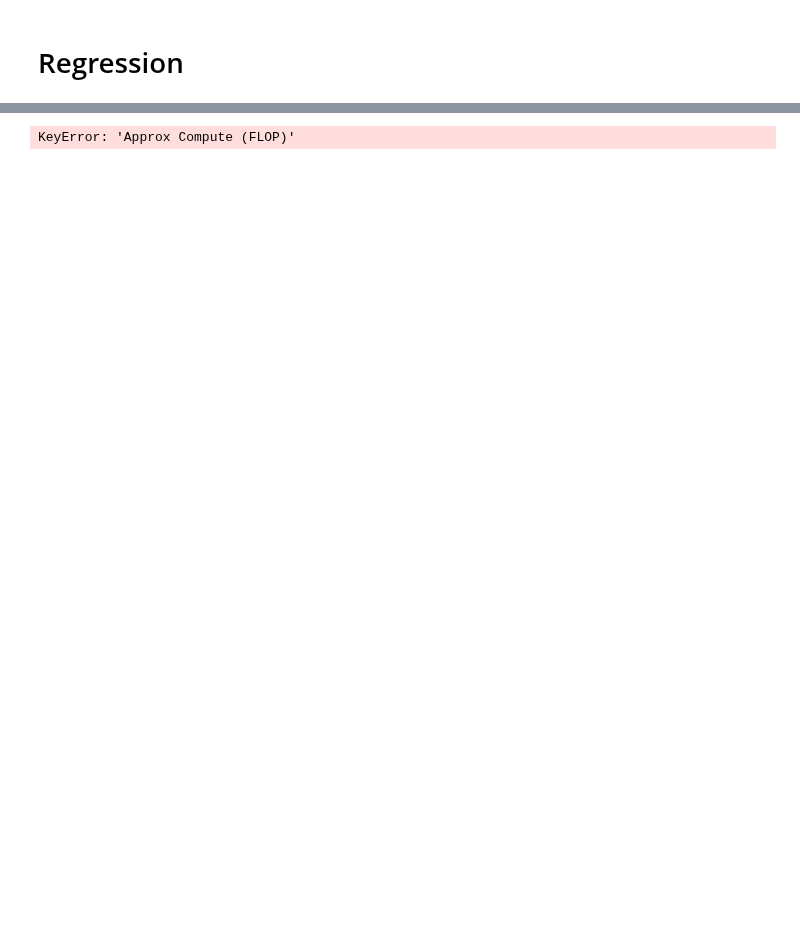
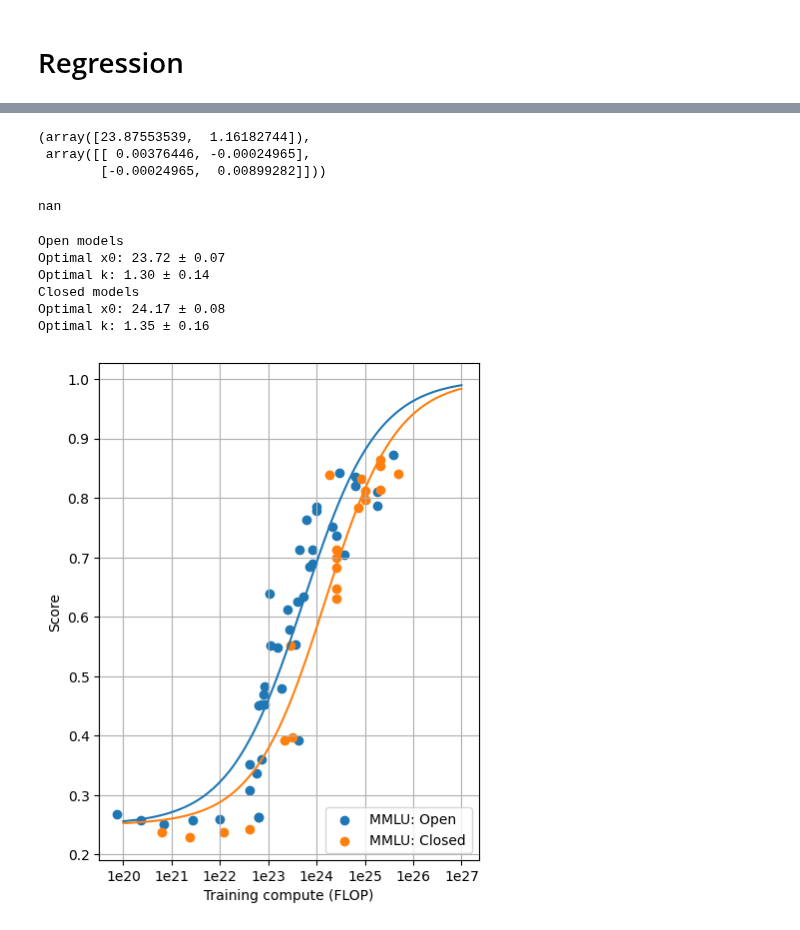
Before and after one commit to epoch-research/open-model-trends, a Jupyter notebook: benchmark_analysis.ipynb, the cells around one changed output, grey strips where cells are left out. Saved outputs shown, nothing was run; the diff lists cells and outputs as text; code cells hidden in the pictures; blank space fills up the shorter version.

```diff
--- a/benchmark_analysis.ipynb
+++ b/benchmark_analysis.ipynb
@@ -326,6 +548,7 @@ fig = make_subplots(rows=2, cols=2, subplot_titles=benchmarks_to_plot, vertical_
 # Define x limits for each subplot
 x_limits = {
   'MMLU': [1e20, 1e26],
+  'GSM1k': [1e20, 1e26],
   'GPQA': [1e23, 1e26],
   'SEAL Math': [1e23, 1e26],
   'SEAL Coding': [1e23, 1e26],
@@ -339,18 +562,30 @@ for i, bench in enumerate(benchmarks_to_plot):
   elif new_models_only:
     plot_df = plot_df[plot_df['Before November 2023'] == 'After']
   if non_suspects_only:
-    plot_df = plot_df[plot_df['Trust in benchmark results'] >= 0]
+    if bench == 'GPQA':
+      # GPQA was released November 20, 2023
+      old_df = plot_df[plot_df['Before November 2023'] == 'Before']
+      new_df = plot_df[plot_df['Before November 2023'] == 'After']
+      new_df = new_df[new_df['Trust in benchmark results'] >= 0]
+      plot_df = pd.concat([old_df, new_df])
+    elif bench == 'MMLU':
+      plot_df = plot_df[plot_df['Trust in benchmark results'] >= 0]
   elif trusted_only:
     plot_df = plot_df[plot_df['Trust in benchmark results'] > 0]
 
   for category in ['Open', 'Closed']:
     category_df = plot_df[plot_df['Open/Closed'] == category]
 
-    if separate_new_models:
+    if plot_log_error and bench_is_accuracy[bench]:
+      y = -np.log(1 - category_df[bench])
+    else:
+      y = category_df[bench]
+
+    if show_model_age:
       fig.append_trace(
         go.Scatter(
           x=category_df['Training compute (FLOP)'],
-          y=-np.log(1 - category_df[bench]),
+          y=y,
           mode='markers',
           marker=dict(color=category_df['Date'].astype(int),),
           text=category_df['System'],
@@ -365,7 +600,7 @@ for i, bench in enumerate(benchmarks_to_plot):
       fig.append_trace(
         go.Scatter(
           x=category_df['Training compute (FLOP)'],
-          y=category_df[bench],
+          y=y,
           mode='markers',
           marker=dict(color=color_map[category]),
           text=category_df['System'],
@@ -420,7 +655,7 @@ fig.update_layout(
 
 # Save the plot
 if save:
-  save_plot(fig, '', 'benchmark_compute')
+  save_plot(fig, results_dir, 'benchmark_compute')
 
 # Show the plot
 fig.show()
@@ -455,16 +696,8 @@ from scipy.optimize import curve_fit
 from collections import defaultdict
 import itertools
 %matplotlib inline
-# %%
-# Create a Series with the correct index (column names)
-new_row = pd.Series({'Approx Compute (FLOP)': 1e20, 'MMLU': 0.25, 'BBH': 0.25, 'System': 'Random chance', 'Before November 2023': 'Before Nov 2023'},
-                     index=df.columns)  # Align with DataFrame columns
-
-df.loc[len(df)] = new_row
 # %%
-df['log_compute'] = np.log10(df['Approx Compute (FLOP)'])
+df['log_compute'] = np.log10(df['Training compute (FLOP)'])
-# %% [output]
-KeyError: 'Approx Compute (FLOP)'
 # %%
 # Define the sigmoid function for benchmark fitting at an offset
 def custom_sigmoid(x, x0, k, b):
@@ -478,0 +751,9 @@ def custom_formatter(x, pos):
+# %%
+benchmark = 'MMLU'
+offset = df[df["System"]=="Random chance"][benchmark].values[0]
+popt, pcov = fit_sigmoid(df, 'log_compute', benchmark)
+popt, pcov
+# %% [output]
+(array([23.87553539,  1.16182744]),
+ array([[ 0.00376446, -0.00024965],
+        [-0.00024965,  0.00899282]]))
@@ -479,12 +765,18 @@ def custom_formatter(x, pos):
+# %%
+combined_sigmoid_bic(
+    [open_df['log_compute'], closed_df['log_compute']],
+    [open_df[benchmark], closed_df[benchmark]],
+    [open_popt, closed_popt],
+    offset
+)
+# %% [output]
+nan
 # %%
 results = defaultdict(dict)
 
 # Benchmarks to plot
 """
-TODO Look for recent benchmarks that are more reliable.
-It's a red flag if there's some model that's really strong in MMLU for its compute,
-and then that's not the case in the more reliable benchmark.
-MMLU-Pro?
+TODO
 Consider error bars on benchmark results - error bars for one model would be similar for others.
 """
 benchmarks_to_plot = ['MMLU']#, 'BBH']#, 'GPQA', 'SEAL Math', 'SEAL Coding', 'SEAL Instruction Following']
@@ -550,32 +842,40 @@ for i, benchmark in enumerate(benchmarks_to_plot):
           print(f"Could not fit a custom sigmoid for {benchmark}: {e}")
 
       axs[i].set_xlabel('Training compute (FLOP)')
       axs[i].set_ylabel('Score')
       axs[i].grid(True)
       axs[i].legend()
       # axs[i].set_xlim([22, 27])
     except ValueError as e:
       print(f"Could not fit a custom sigmoid for {benchmark}: {e}")
 
 # Add Gemini to the legend
 axs[i].legend(loc='lower right')
 
 # Iterate over each axis in the axs array
 for ax in axs:
   # Set the major locator for the x-axis to have a tick every 1 unit
   # ax.xaxis.set_major_locator(MultipleLocator(1))
   # Set the formatter for the x-axis
   ax.xaxis.set_major_formatter(FuncFormatter(custom_formatter))
 
 #fig.suptitle('Estimated FLOP from benchmark scores: {:.2e}'.format(median_value), fontsize=16)
 
 # Remove empty subplots if there are any
 for j in range(i+1, len(axs)):
   fig.delaxes(axs[j])
 
 # Adjusting layout to prevent overlap
 plt.tight_layout()
 
 plt.show()
+# %% [output]
+Open models
+Optimal x0: 23.72 ± 0.07
+Optimal k: 1.30 ± 0.14
+Closed models
+Optimal x0: 24.17 ± 0.08
+Optimal k: 1.35 ± 0.16
+[figure, added]
 # %%
 custom_sigmoid(26, 24.19, 1.17, 0.25)
```
Also changed, not shown: parts of 28 cells of this notebook, 1 other file.
